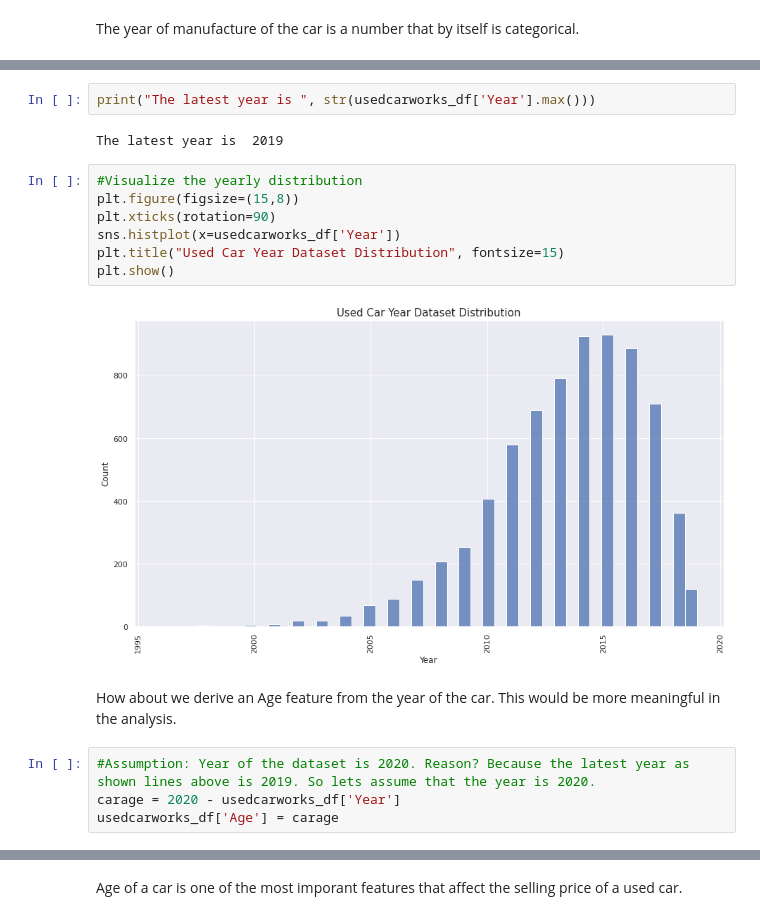
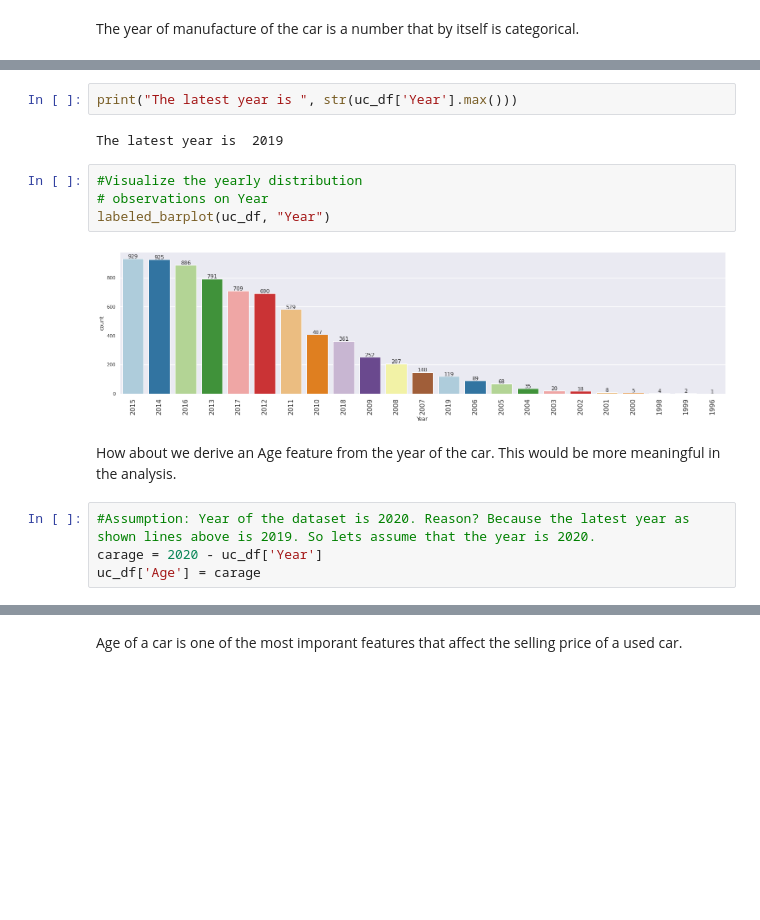
Before and after one commit to hugohir/usedcars, a Jupyter notebook: UsedCars_PricePrediction.ipynb, the cells around one changed output, grey strips where cells are left out. Saved outputs shown, nothing was run; the diff lists cells and outputs as text; blank space fills up the shorter version.

```diff
--- a/UsedCars_PricePrediction.ipynb
+++ b/UsedCars_PricePrediction.ipynb
@@ -506,23 +601,20 @@ usedcarworks_df['Year'].value_counts()
 1996      1
 Name: Year, dtype: int64
 # %%
-print("The latest year is ", str(usedcarworks_df['Year'].max()))
+print("The latest year is ", str(uc_df['Year'].max()))
 # %% [output]
 The latest year is  2019
-# %%
-#Visualize the yearly distribution
-plt.figure(figsize=(15,8))
-plt.xticks(rotation=90)
-sns.histplot(x=usedcarworks_df['Year'])
-plt.title("Used Car Year Dataset Distribution", fontsize=15)
-plt.show()
-# %% [output]
-[figure, removed]
+# %%
+#Visualize the yearly distribution
+# observations on Year
+labeled_barplot(uc_df, "Year")
+# %% [output]
+[figure, added]
 # %% [markdown]
 How about we derive an Age feature from the year of the car. This would be more meaningful in the analysis.
 # %%
 #Assumption: Year of the dataset is 2020. Reason? Because the latest year as shown lines above is 2019. So lets assume that the year is 2020.
-carage = 2020 - usedcarworks_df['Year']
-usedcarworks_df['Age'] = carage
+carage = 2020 - uc_df['Year']
+uc_df['Age'] = carage
 # %%
 #visualize the head to see the changes
```
Also changed, not shown: parts of 62 cells of this notebook.
